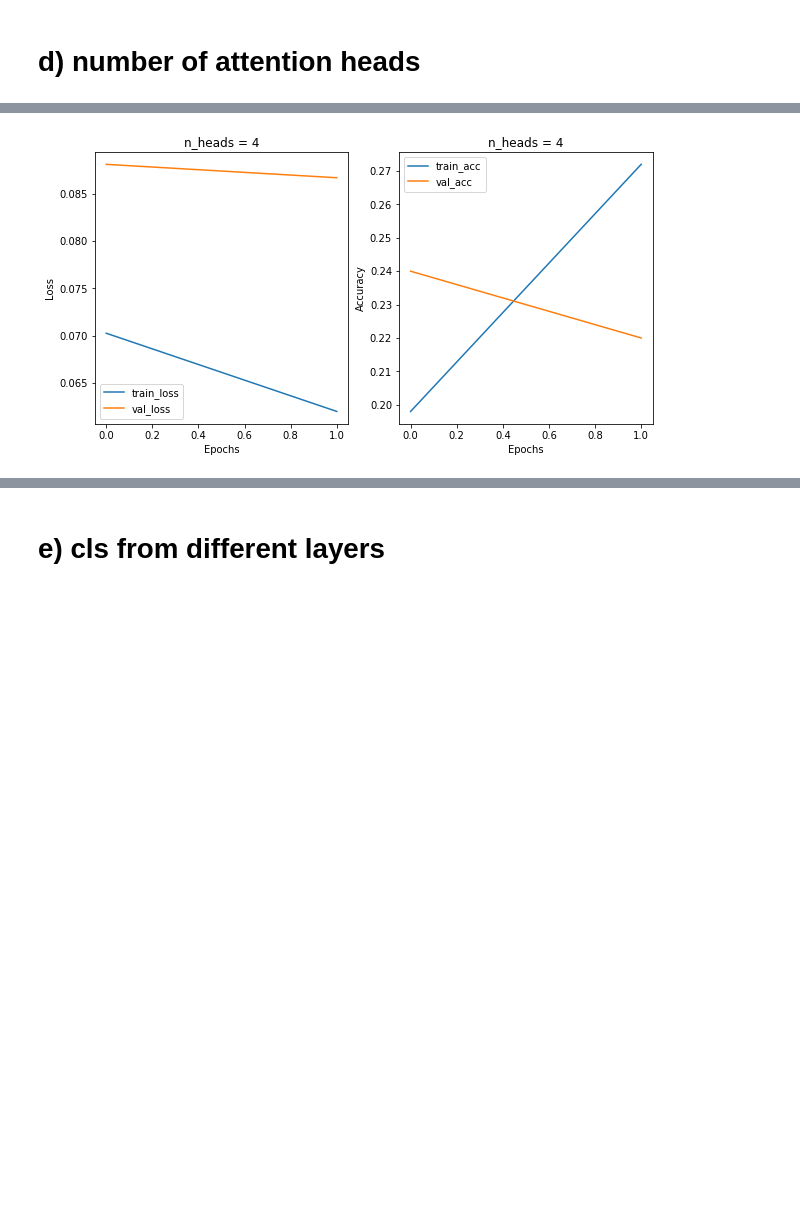
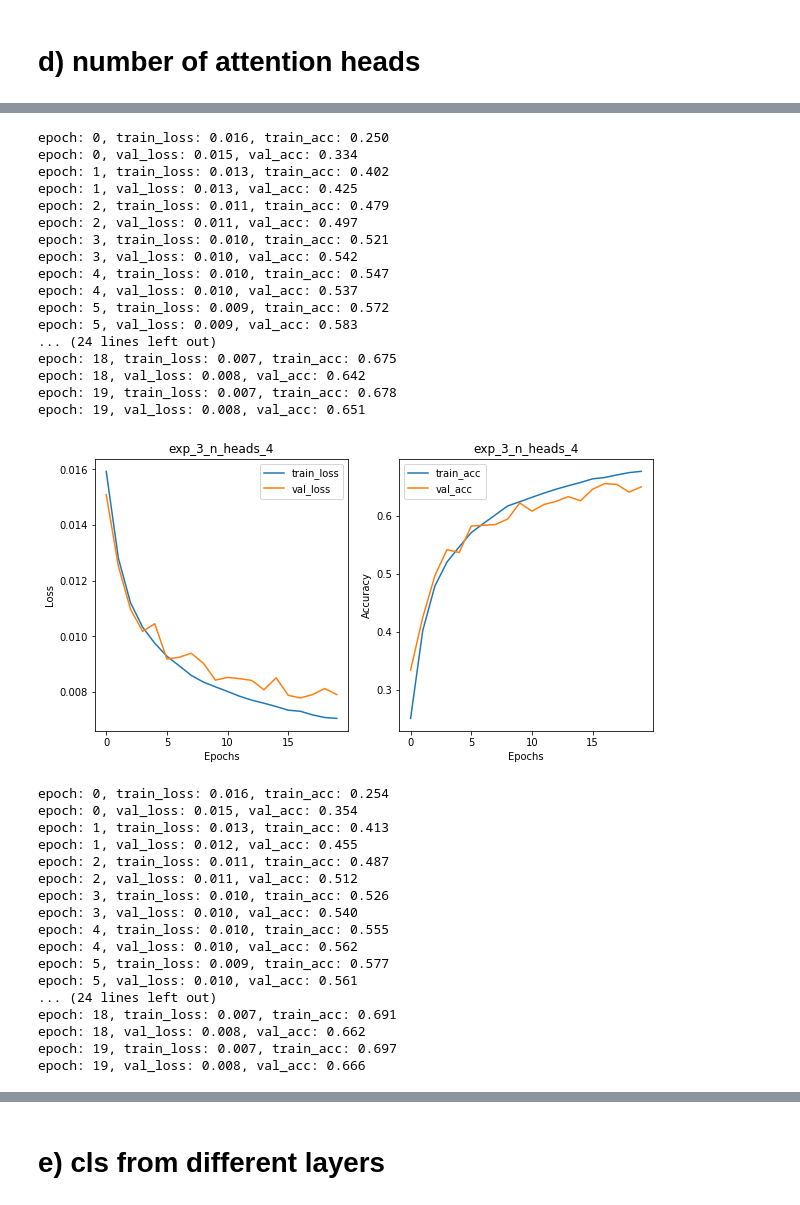
Before and after one commit to AshokBatakala/Q1_vit, a Jupyter notebook: main.ipynb, the cells around one changed output, grey strips where cells are left out. Cells and saved outputs as stored; diff of their text form; code cells hidden in the pictures; blank space fills up the shorter version.

```diff
--- a/main.ipynb
+++ b/main.ipynb
@@ -16,6 +18,6 @@ from torch.utils.data import DataLoader
 from vit import visionTransformer
 from my_utils.Trainer_module import Trainer
 
-device = torch.device("cuda:0" if torch.cuda.is_available() else "cpu")
+device = torch.device("cuda" if torch.cuda.is_available() else "cpu")
 device
 # %% [output]
@@ -64,0 +142,6 @@ criterion = nn.CrossEntropyLoss()
+# %%
+#load model
+trainer.load_model(filename= LOAD_MODEL)
+
+# test the model
+print( trainer.test() )
@@ -90,14 +202,15 @@ for patch_size in [4,8,16]:
                               multihead_attention_head_dim=48,
                               multihead_attention_n_heads=8,
                               multilayer_perceptron_hidden_dim=512,
-                              dropout_p=0.1,
+                              dropout_p= DROUP_OUT,
                               n_classes=10).to(device)
 
     #optimizer and loss function
-    optimizer =optim.Adam(model.parameters(),lr=0.001)
+    optimizer =optim.Adam(model.parameters(),lr = LR ,weight_decay = WEIGHT_DECAY)
     criterion = nn.CrossEntropyLoss()
 
-    trainer = Trainer(model,optimizer,criterion,trainset,valset,testset,device,batch_size=32)
-    trainer.train(2)
-    trainer.plot( title="patch_size = {}".format(patch_size), save_path="plots/c/", filename="exp_2_patch_size_{}.png".format(patch_size))
+    trainer = Trainer(model,optimizer,criterion,trainset,valset,testset,device,batch_size=BATCH_SIZE)
+    trainer.train(20)
+    trainer.plot( title="patch_size = {}".format(patch_size), save_path="plots/c/", filename="exp_2_patch_size_{}.png".format(patch_size),log_path= "logs/b/" )
+    trainer.save_model( save_path='model_zoo/', filename= f"exp_2_patch_size_{patch_size}" + '.pth')
 # %% [output]
@@ -152,15 +429,28 @@ for n_heads in [2,4,8]:
                               multihead_attention_head_dim=48,
                               multihead_attention_n_heads=n_heads,                  # for different number of heads
                               multilayer_perceptron_hidden_dim=512,
-                              dropout_p=0.1,
+                              dropout_p= DROUP_OUT,
                               n_classes=10).to(device)
 
     #optimizer and loss function
-    optimizer =optim.Adam(model.parameters(),lr=0.001)
+    optimizer =optim.Adam(model.parameters(),lr = LR ,weight_decay = WEIGHT_DECAY)
     criterion = nn.CrossEntropyLoss()
 
-    trainer = Trainer(model,optimizer,criterion,trainset,valset,testset,device,batch_size=32)
-    trainer.train(2)
-    trainer.plot( title="n_heads = {}".format(n_heads), save_path="plots/d/", filename="exp_3_n_heads_{}.png".format(n_heads))
-    del model
+    trainer = Trainer(model,optimizer,criterion,trainset,valset,testset,device,batch_size=BATCH_SIZE)
+    trainer.train(20)
+    # trainer.plot( title="n_heads = {}".format(n_heads), save_path="plots/d/", filename="exp_3_n_heads_{}.png".format(n_heads))
+
+
+    # ------------------ plot and save model ------------------
+    # NAME = f"exp_2_patch_size_{patch_size}_stride{STRIDE}"
+    NAME = f"exp_3_n_heads_{n_heads}"
+
+    trainer.plot( title=NAME,
+                        save_path="plots/d/",
+                        filename=NAME + '.png',
+                        log_path= "logs/d/" )
+
+
+    trainer.save_model( save_path='model_zoo/',
+                        filename= NAME + '.pth')
 # %% [output]
@@ -168 +475,35 @@ for n_heads in [2,4,8]:
+epoch: 0, train_loss: 0.016, train_acc: 0.250
+epoch: 0, val_loss: 0.015, val_acc: 0.334
+epoch: 1, train_loss: 0.013, train_acc: 0.402
+epoch: 1, val_loss: 0.013, val_acc: 0.425
+epoch: 2, train_loss: 0.011, train_acc: 0.479
+epoch: 2, val_loss: 0.011, val_acc: 0.497
+epoch: 3, train_loss: 0.010, train_acc: 0.521
+epoch: 3, val_loss: 0.010, val_acc: 0.542
+epoch: 4, train_loss: 0.010, train_acc: 0.547
+epoch: 4, val_loss: 0.010, val_acc: 0.537
+epoch: 5, train_loss: 0.009, train_acc: 0.572
+epoch: 5, val_loss: 0.009, val_acc: 0.583
+... (24 lines left out)
+epoch: 18, train_loss: 0.007, train_acc: 0.675
+epoch: 18, val_loss: 0.008, val_acc: 0.642
+epoch: 19, train_loss: 0.007, train_acc: 0.678
+epoch: 19, val_loss: 0.008, val_acc: 0.651
-[figure, old version]
+[figure, new version]
+epoch: 0, train_loss: 0.016, train_acc: 0.254
+epoch: 0, val_loss: 0.015, val_acc: 0.354
+epoch: 1, train_loss: 0.013, train_acc: 0.413
+epoch: 1, val_loss: 0.012, val_acc: 0.455
+epoch: 2, train_loss: 0.011, train_acc: 0.487
+epoch: 2, val_loss: 0.011, val_acc: 0.512
+epoch: 3, train_loss: 0.010, train_acc: 0.526
+epoch: 3, val_loss: 0.010, val_acc: 0.540
+epoch: 4, train_loss: 0.010, train_acc: 0.555
+epoch: 4, val_loss: 0.010, val_acc: 0.562
+epoch: 5, train_loss: 0.009, train_acc: 0.577
+epoch: 5, val_loss: 0.010, val_acc: 0.561
+... (24 lines left out)
+epoch: 18, train_loss: 0.007, train_acc: 0.691
+epoch: 18, val_loss: 0.008, val_acc: 0.662
+epoch: 19, train_loss: 0.007, train_acc: 0.697
+epoch: 19, val_loss: 0.008, val_acc: 0.666
```
Also changed, not shown: parts of 21 cells of this notebook, 19 other files.
